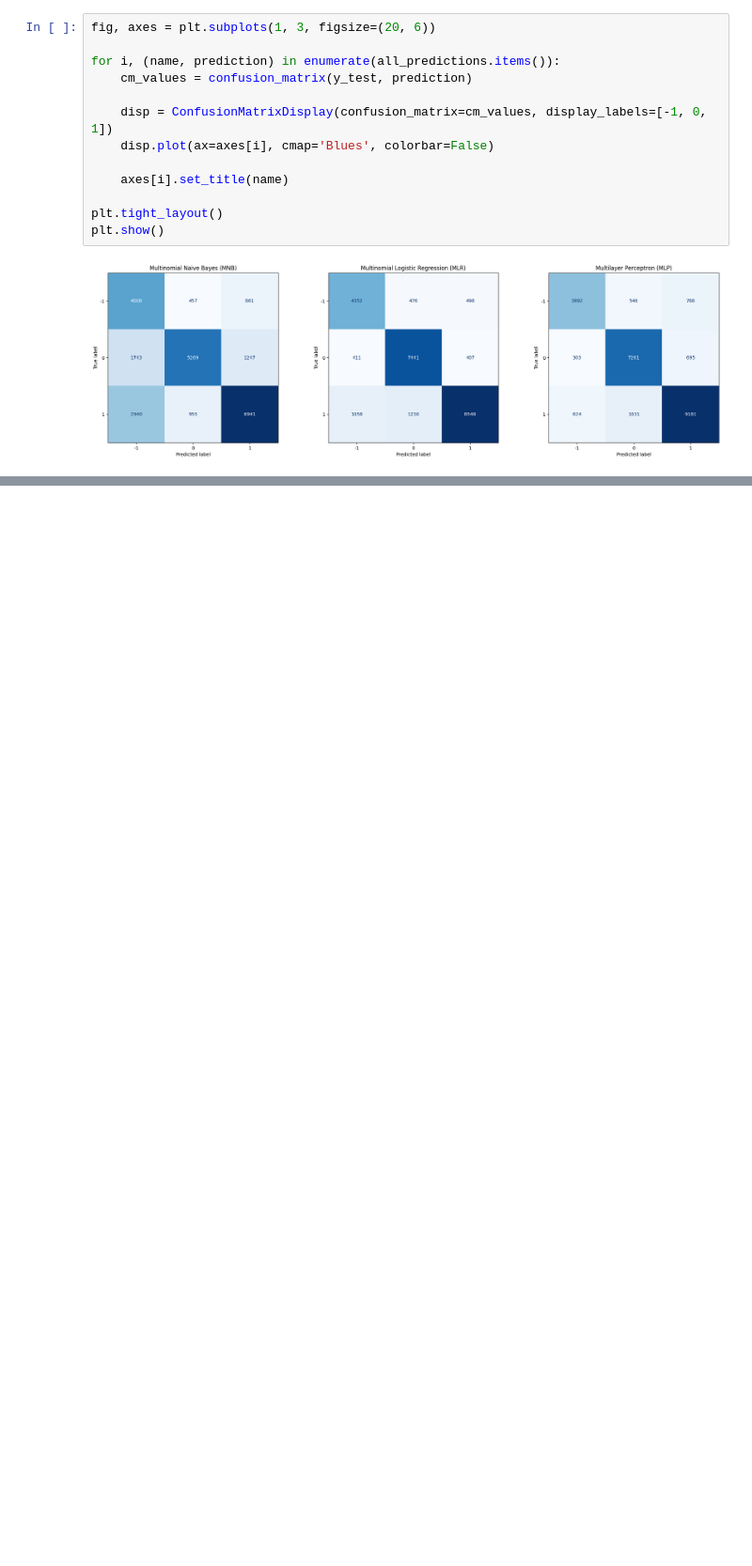
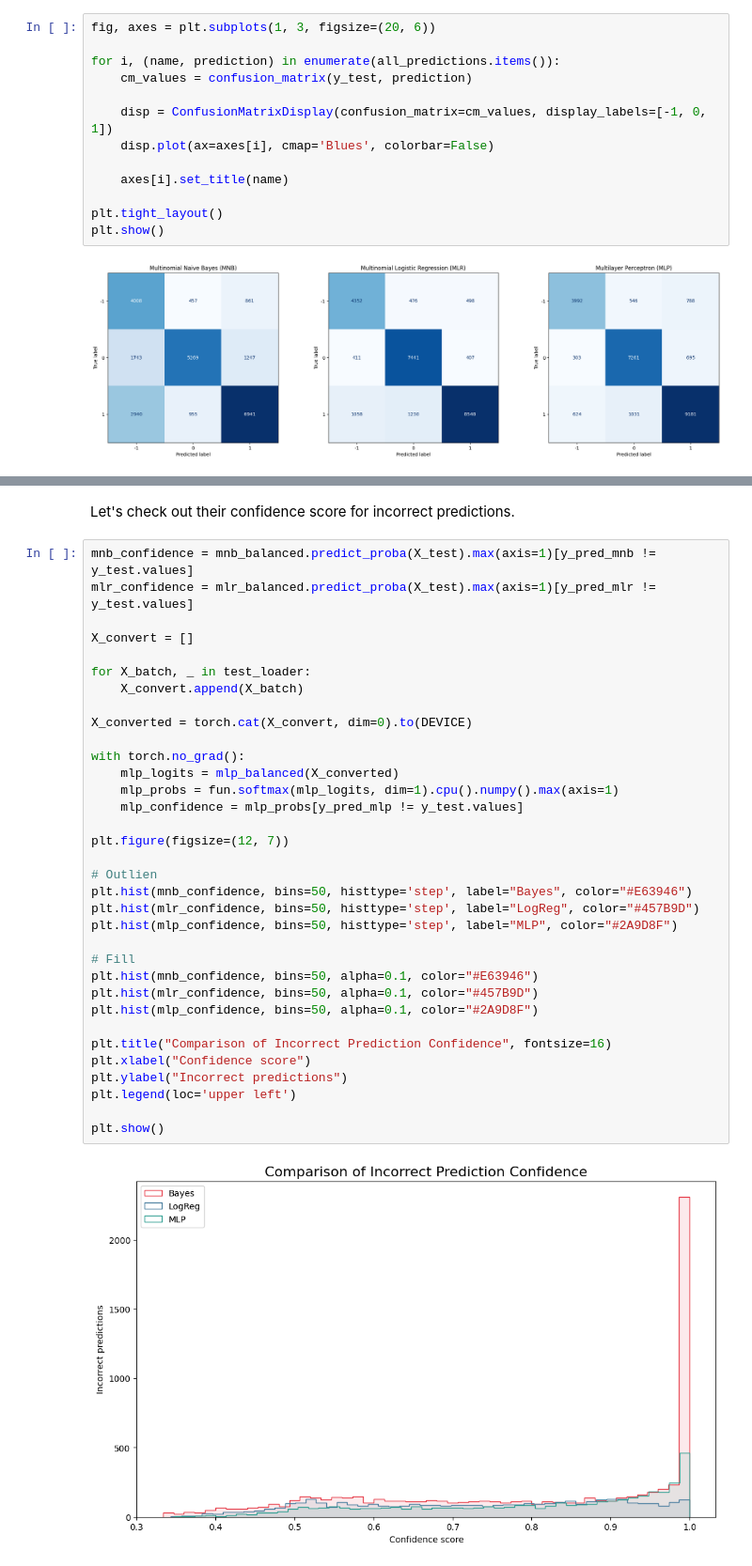
Before and after one commit to OutForMilks/STINTSY-Order-of-Erin, a Jupyter notebook: notebooks/eval.ipynb, the cells around one changed output, grey strips where cells are left out. Shown at 94% size. Saved outputs shown, nothing was run; the diff lists cells and outputs as text; blank space fills up the shorter version.

Commit message:
bal histogram call. wording changes

```diff
--- a/notebooks/eval.ipynb
+++ b/notebooks/eval.ipynb
@@ -536,3 +536,41 @@ Its recall got **worse**, but its precision got **better**.
 
 #### **- MLP**
 Its recall got **better**, but its precision got **worse**. Its performance is still **close to LogReg**.
+# %% [markdown]
+Let's check out their confidence score for incorrect predictions.
+# %%
+mnb_confidence = mnb_balanced.predict_proba(X_test).max(axis=1)[y_pred_mnb != y_test.values]
+mlr_confidence = mlr_balanced.predict_proba(X_test).max(axis=1)[y_pred_mlr != y_test.values]
+
+X_convert = []
+
+for X_batch, _ in test_loader:
+    X_convert.append(X_batch)
+
+X_converted = torch.cat(X_convert, dim=0).to(DEVICE)
+
+with torch.no_grad():
+    mlp_logits = mlp_balanced(X_converted)
+    mlp_probs = fun.softmax(mlp_logits, dim=1).cpu().numpy().max(axis=1)
+    mlp_confidence = mlp_probs[y_pred_mlp != y_test.values]
+
+plt.figure(figsize=(12, 7))
+
+# Outlien
+plt.hist(mnb_confidence, bins=50, histtype='step', label="Bayes", color="#E63946")
+plt.hist(mlr_confidence, bins=50, histtype='step', label="LogReg", color="#457B9D")
+plt.hist(mlp_confidence, bins=50, histtype='step', label="MLP", color="#2A9D8F")
+
+# Fill
+plt.hist(mnb_confidence, bins=50, alpha=0.1, color="#E63946")
+plt.hist(mlr_confidence, bins=50, alpha=0.1, color="#457B9D")
+plt.hist(mlp_confidence, bins=50, alpha=0.1, color="#2A9D8F")
+
+plt.title("Comparison of Incorrect Prediction Confidence", fontsize=16)
+plt.xlabel("Confidence score")
+plt.ylabel("Incorrect predictions")
+plt.legend(loc='upper left')
+
+plt.show()
+# %% [output]
+[figure, added]
```
Also changed, not shown: parts of 1 cell of this notebook.
